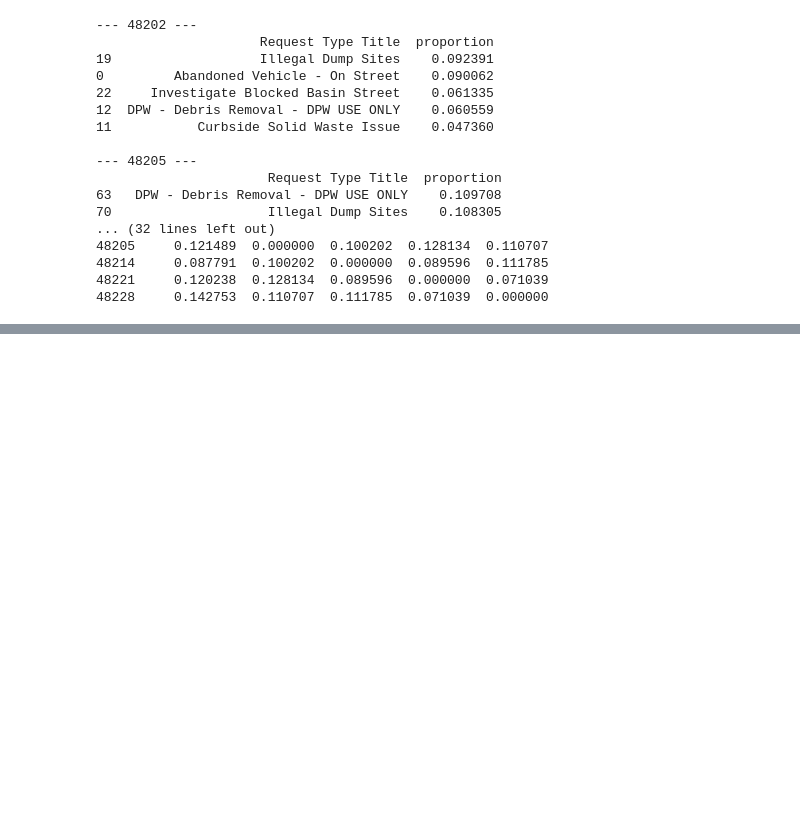
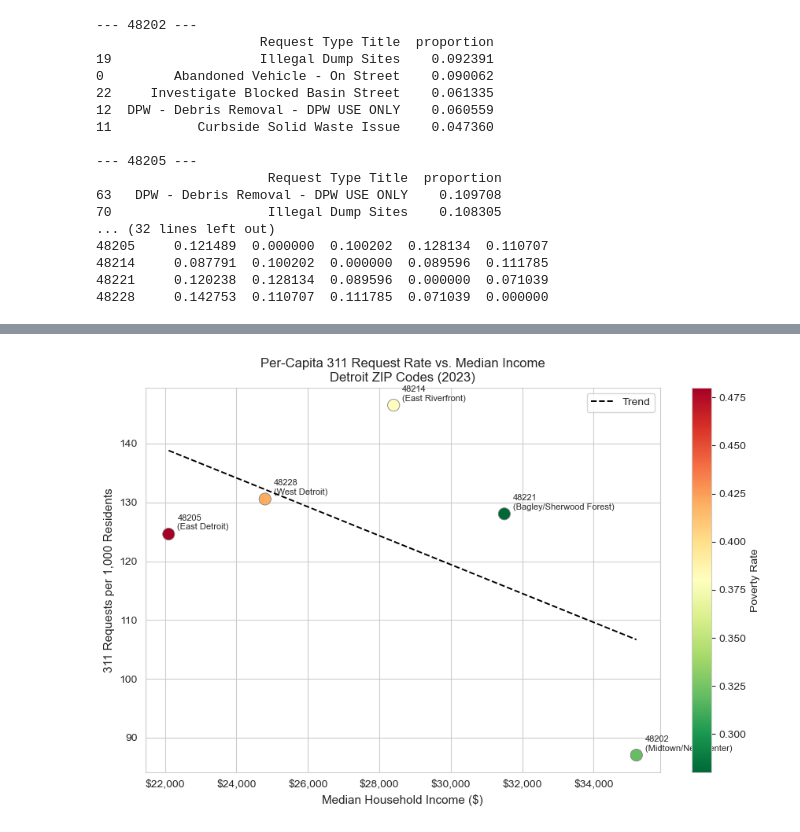
Before and after one commit to zejun-l/SI-313-Assignments, a Jupyter notebook: Semester Project.ipynb, the cells around one changed output, grey strips where cells are left out. Cells and saved outputs as stored; diff of their text form; code cells hidden in the pictures; blank space fills up the shorter version.

```diff
--- a/Semester Project.ipynb
+++ b/Semester Project.ipynb
@@ -264,0 +294,41 @@ Interpretation of Visualization 3: The similarity heatmap shows that 48221 and 4
+# %%
+# Visualization 4 - Per-capita request rate vs. median income
+
+fig, ax = plt.subplots(figsize=(9, 6))
+
+scatter = ax.scatter(
+    merged['median_income'],
+    merged['requests_per_1k'],
+    c=merged['poverty_rate'],
+    cmap='RdYlGn_r',
+    s=120,
+    edgecolors='grey',
+    linewidths=0.6,
+    zorder=3
+)
+
+# Label each point with ZIP code and neighborhood
+for _, row in merged.iterrows():
+    ax.annotate(
+        f"{row['ZIP Code']}\n({row['Neighborhood']})",
+        (row['median_income'], row['requests_per_1k']),
+        textcoords='offset points', xytext=(8, 4), fontsize=8
+    )
+
+# Trend line
+m, b = np.polyfit(merged['median_income'], merged['requests_per_1k'], 1)
+x_line = np.linspace(merged['median_income'].min(), merged['median_income'].max(), 100)
+ax.plot(x_line, m * x_line + b, 'k--', linewidth=1.4, label='Trend')
+
+cbar = plt.colorbar(scatter, ax=ax)
+cbar.set_label('Poverty Rate', fontsize=10)
+
+ax.set_xlabel('Median Household Income ($)', fontsize=11)
+ax.set_ylabel('311 Requests per 1,000 Residents', fontsize=11)
+ax.set_title('Per-Capita 311 Request Rate vs. Median Income\nDetroit ZIP Codes (2023)', fontsize=12)
+ax.xaxis.set_major_formatter(plt.FuncFormatter(lambda x, _: f'${int(x):,}'))
+ax.legend()
+plt.tight_layout()
+plt.show()
+# %% [output]
+[figure, added]
```
Also changed, not shown: parts of 16 cells of this notebook.
